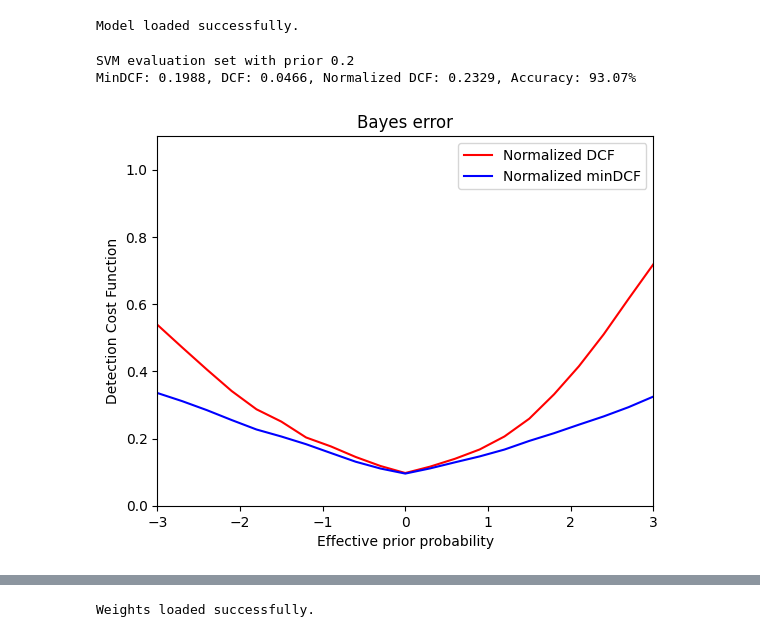
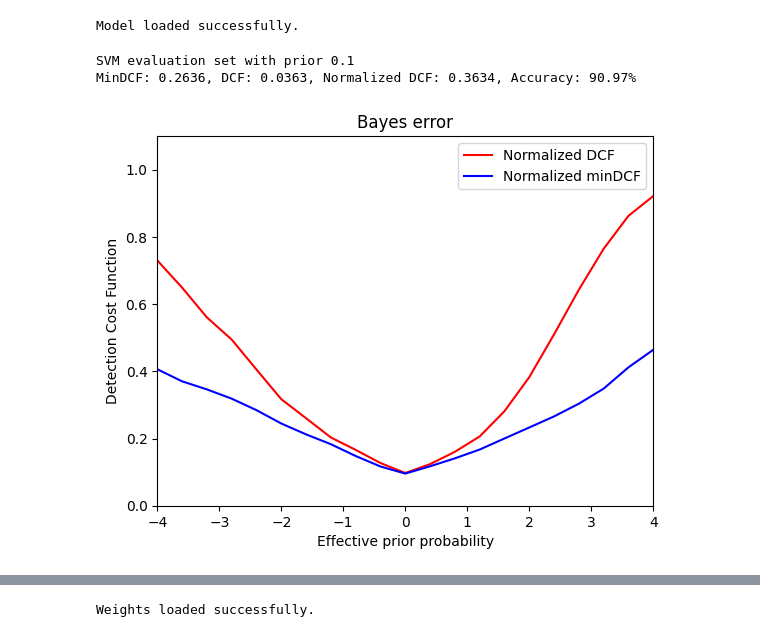
Before and after one commit to ClaudiuTcaciuc/PoliTO_MachineLearningProject, a Jupyter notebook: lab11.ipynb, the cells around one changed output, grey strips where cells are left out. Cells and saved outputs as stored; diff of their text form; code cells hidden in the pictures.

```diff
--- a/lab11.ipynb
+++ b/lab11.ipynb
@@ -28,7 +28,8 @@ def compute_statistics(llr, y_true, prior, unique_labels=None, graph=False):
     y_pred_best = (llr > best_threshold) * 1
     cm = confusion_matrix(y_true, y_pred, unique_labels)
     cm_best = confusion_matrix(y_true, y_pred_best, unique_labels)
-    acc = accuracy(cm_best)
+    acc_best = accuracy(cm_best)
+    acc = accuracy(cm)
     DCF, _, _ = compute_DCF(cm, cost_matrix, prior_class_prob)
     DCF_norm, _, _ = compute_DCF_normalized(cm, cost_matrix, prior_class_prob)
 
@@ -251,10 +252,10 @@ Model loaded successfully.
 # %%
 svm_score_eval_calibrated = clf_cal_svm.score(svm_score_eval.reshape(1, -1)) - np.log(prior_calibration / (1 - prior_calibration))
 # %%
-print(f"SVM evaluation set with prior {prior_calibration}")
-compute_statistics(svm_score_eval, y_eval, prior_calibration, unique_labels=[0, 1], graph=True)
+print(f"SVM evaluation set with prior {prior}")
+compute_statistics(svm_score_eval, y_eval, prior, unique_labels=[0, 1], graph=True)
 # %% [output]
-SVM evaluation set with prior 0.2
-MinDCF: 0.1988, DCF: 0.0466, Normalized DCF: 0.2329, Accuracy: 93.07%
+SVM evaluation set with prior 0.1
+MinDCF: 0.2636, DCF: 0.0363, Normalized DCF: 0.3634, Accuracy: 90.97%
-[figure, old version]
+[figure, new version]
 # %%
```
Also changed, not shown: parts of 14 cells of this notebook, 7 other files.
